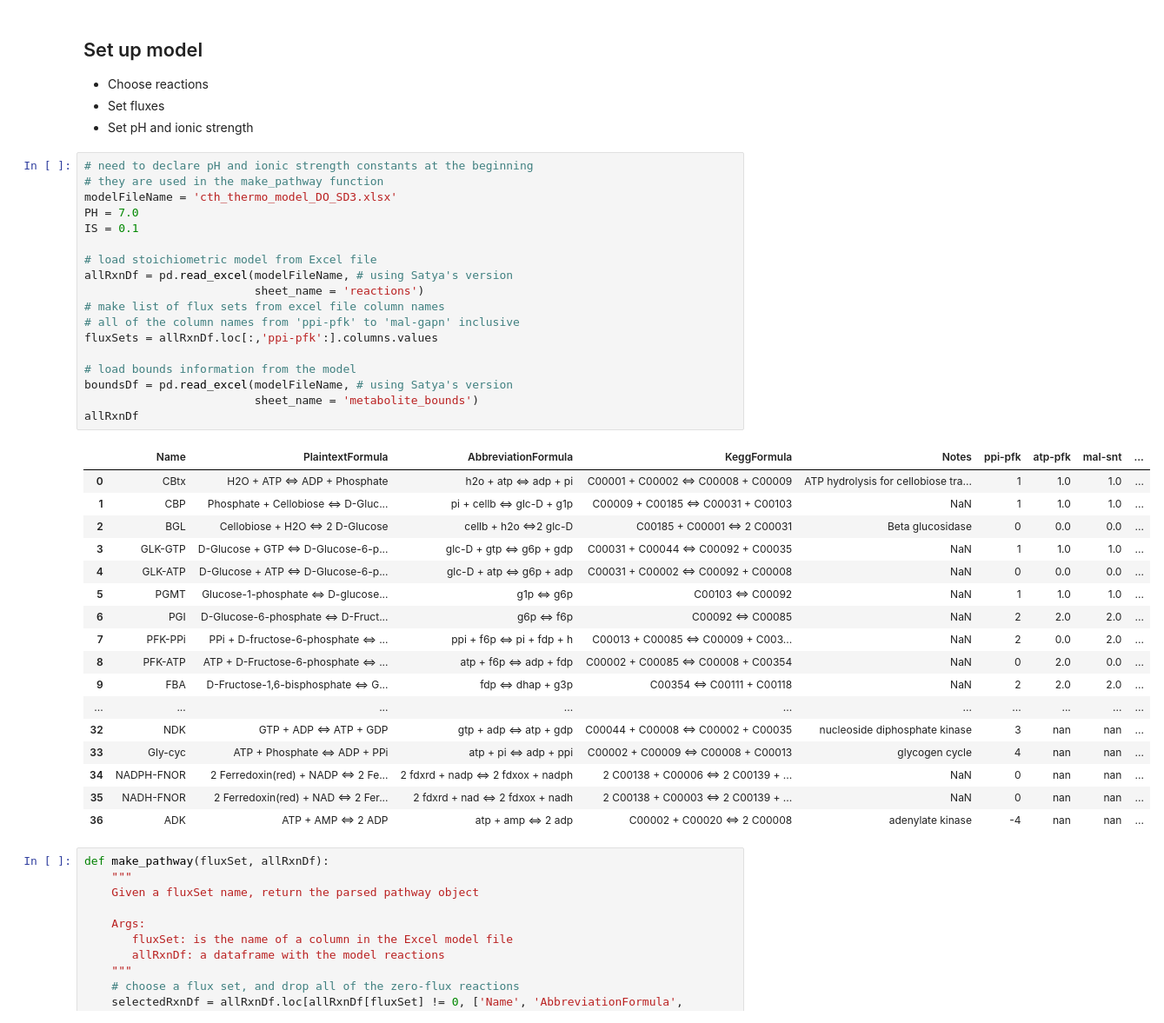
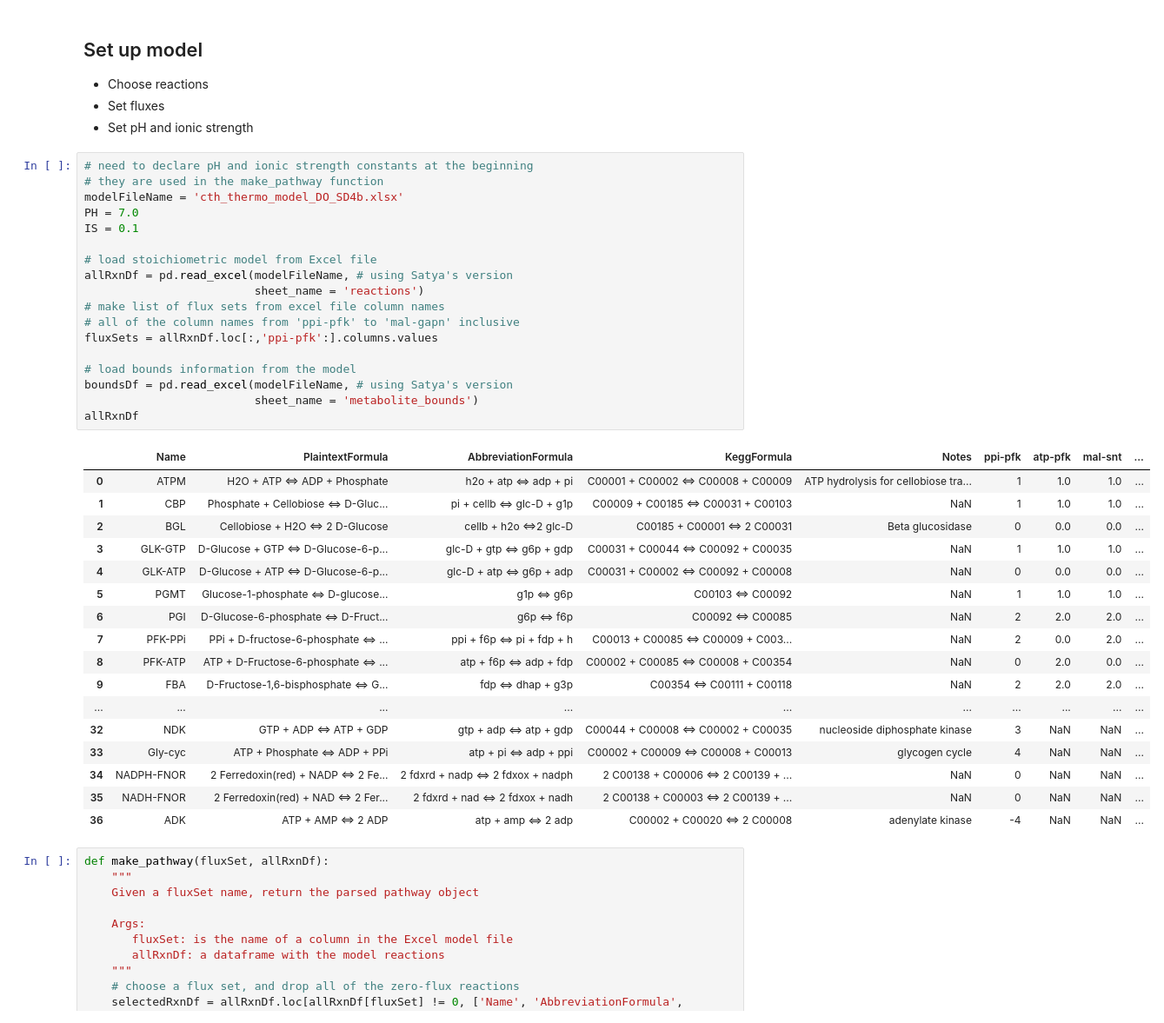
Before and after one commit to satyakamdash/Ctherm_thermo, a Jupyter notebook: Analyzing_metabolites_DO.ipynb, the cells around one changed output. Shown at 87% size. Cells and saved outputs as stored; diff of their text form.

```diff
--- a/Analyzing_metabolites_DO.ipynb
+++ b/Analyzing_metabolites_DO.ipynb
@@ -73,24 +76,24 @@ ktaDict = dict(zip(kta.index.str.upper(), kta['ABBREVIATION'].values))
 # %%
 # need to declare pH and ionic strength constants at the beginning
 # they are used in the make_pathway function
-modelFileName = 'cth_thermo_model_DO_SD3.xlsx'
+modelFileName = 'cth_thermo_model_DO_SD4b.xlsx'
 PH = 7.0
 IS = 0.1
 
 # load stoichiometric model from Excel file
 allRxnDf = pd.read_excel(modelFileName, # using Satya's version
                          sheet_name = 'reactions')
 # make list of flux sets from excel file column names
 # all of the column names from 'ppi-pfk' to 'mal-gapn' inclusive
 fluxSets = allRxnDf.loc[:,'ppi-pfk':].columns.values
 
 # load bounds information from the model
 boundsDf = pd.read_excel(modelFileName, # using Satya's version
                          sheet_name = 'metabolite_bounds')
 allRxnDf
 # %% [output]
 |  | Name | PlaintextFormula | AbbreviationFormula | KeggFormula | Notes | ppi-pfk | atp-pfk | mal-snt | ... |
-| 0 | CBtx | H2O + ATP <=> ADP + Phosphate | h2o + atp <=> adp + pi | C00001 + C00002 <=> C00008 + C00009 | ATP hydrolysis for cellobiose tra... | 1 | 1.0 | 1.0 | ... |
+| 0 | ATPM | H2O + ATP <=> ADP + Phosphate | h2o + atp <=> adp + pi | C00001 + C00002 <=> C00008 + C00009 | ATP hydrolysis for cellobiose tra... | 1 | 1.0 | 1.0 | ... |
 | 1 | CBP | Phosphate + Cellobiose <=> D-Gluc... | pi + cellb <=> glc-D + g1p | C00009 + C00185 <=> C00031 + C00103 | NaN | 1 | 1.0 | 1.0 | ... |
 | 2 | BGL | Cellobiose + H2O <=> 2 D-Glucose | cellb + h2o <=>2 glc-D | C00185 + C00001 <=> 2 C00031 | Beta glucosidase | 0 | 0.0 | 0.0 | ... |
 | 3 | GLK-GTP | D-Glucose + GTP <=> D-Glucose-6-p... | glc-D + gtp <=> g6p + gdp | C00031 + C00044 <=> C00092 + C00035 | NaN | 1 | 1.0 | 1.0 | ... |
@@ -101,11 +104,11 @@ allRxnDf
 | 8 | PFK-ATP | ATP + D-Fructose-6-phosphate <=> ... | atp + f6p <=> adp + fdp | C00002 + C00085 <=> C00008 + C00354 | NaN | 0 | 2.0 | 0.0 | ... |
 | 9 | FBA | D-Fructose-1,6-bisphosphate <=> G... | fdp <=> dhap + g3p | C00354 <=> C00111 + C00118 | NaN | 2 | 2.0 | 2.0 | ... |
 | ... | ... | ... | ... | ... | ... | ... | ... | ... | ... |
-| 32 | NDK | GTP + ADP <=> ATP + GDP | gtp + adp <=> atp + gdp | C00044 + C00008 <=> C00002 + C00035 | nucleoside diphosphate kinase | 3 | nan | nan | ... |
-| 33 | Gly-cyc | ATP + Phosphate <=> ADP + PPi | atp + pi <=> adp + ppi | C00002 + C00009 <=> C00008 + C00013 | glycogen cycle | 4 | nan | nan | ... |
-| 34 | NADPH-FNOR | 2 Ferredoxin(red) + NADP <=> 2 Fe... | 2 fdxrd + nadp <=> 2 fdxox + nadph | 2 C00138 + C00006 <=> 2 C00139 + ... | NaN | 0 | nan | nan | ... |
-| 35 | NADH-FNOR | 2 Ferredoxin(red) + NAD <=> 2 Fer... | 2 fdxrd + nad <=> 2 fdxox + nadh | 2 C00138 + C00003 <=> 2 C00139 + ... | NaN | 0 | nan | nan | ... |
-| 36 | ADK | ATP + AMP <=> 2 ADP | atp + amp <=> 2 adp | C00002 + C00020 <=> 2 C00008 | adenylate kinase | -4 | nan | nan | ... |
+| 32 | NDK | GTP + ADP <=> ATP + GDP | gtp + adp <=> atp + gdp | C00044 + C00008 <=> C00002 + C00035 | nucleoside diphosphate kinase | 3 | NaN | NaN | ... |
+| 33 | Gly-cyc | ATP + Phosphate <=> ADP + PPi | atp + pi <=> adp + ppi | C00002 + C00009 <=> C00008 + C00013 | glycogen cycle | 4 | NaN | NaN | ... |
+| 34 | NADPH-FNOR | 2 Ferredoxin(red) + NADP <=> 2 Fe... | 2 fdxrd + nadp <=> 2 fdxox + nadph | 2 C00138 + C00006 <=> 2 C00139 + ... | NaN | 0 | NaN | NaN | ... |
+| 35 | NADH-FNOR | 2 Ferredoxin(red) + NAD <=> 2 Fer... | 2 fdxrd + nad <=> 2 fdxox + nadh | 2 C00138 + C00003 <=> 2 C00139 + ... | NaN | 0 | NaN | NaN | ... |
+| 36 | ADK | ATP + AMP <=> 2 ADP | atp + amp <=> 2 adp | C00002 + C00020 <=> 2 C00008 | adenylate kinase | -4 | NaN | NaN | ... |
 # %%
 def make_pathway(fluxSet, allRxnDf):
     """
```
Also changed, not shown: parts of 19 cells of this notebook.
